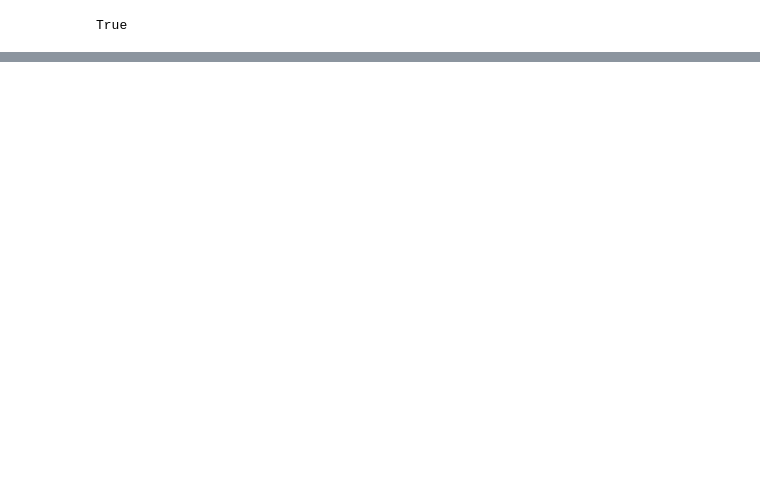
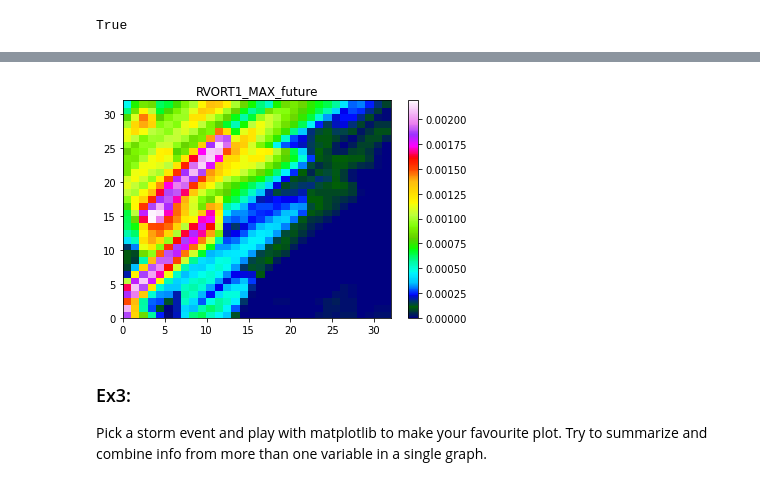
Before and after one commit to mikronco/earth_temp, a Jupyter notebook: 4_Storms_USA.ipynb, the cells around one changed output, grey strips where cells are left out. Saved outputs shown, nothing was run; the diff lists cells and outputs as text; code cells hidden in the pictures; blank space fills up the shorter version.

Commit message:
finished notebook for storm prediction

```diff
--- a/Storms_USA.ipynb
+++ b/4_Storms_USA.ipynb
@@ -191,0 +261,11 @@ True
+# %%
+rot = plt.pcolormesh(y[0,:,:,0], cmap="gist_ncar")
+plt.colorbar(rot)
+plt.title(target[0])
+plt.show()
+# %% [output]
+[figure, added]
+# %% [markdown]
+### Ex3:
+
+Pick a storm event and play with matplotlib to make your favourite plot. Try to summarize and combine info from more than one variable in a single graph.
```
Also changed, not shown: parts of 26 cells of this notebook, 5 other files.
